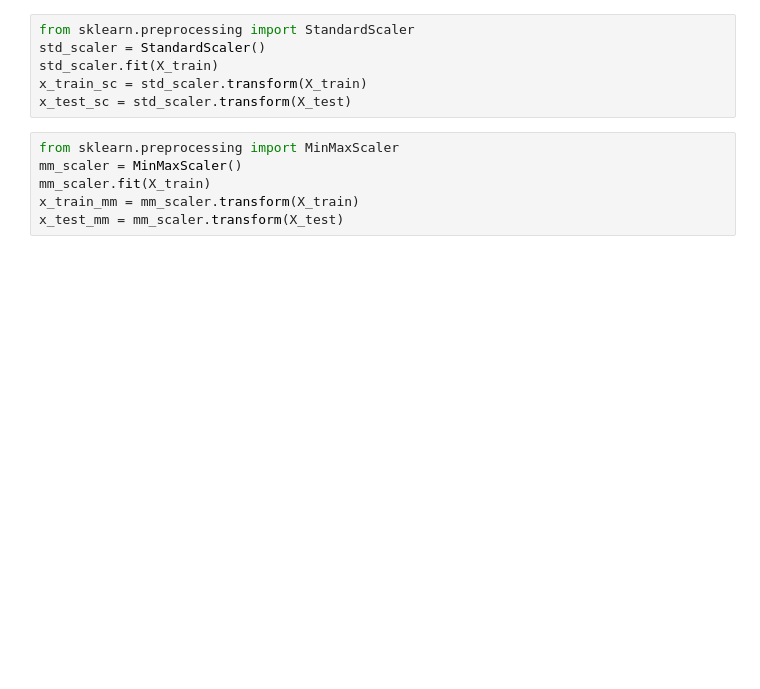
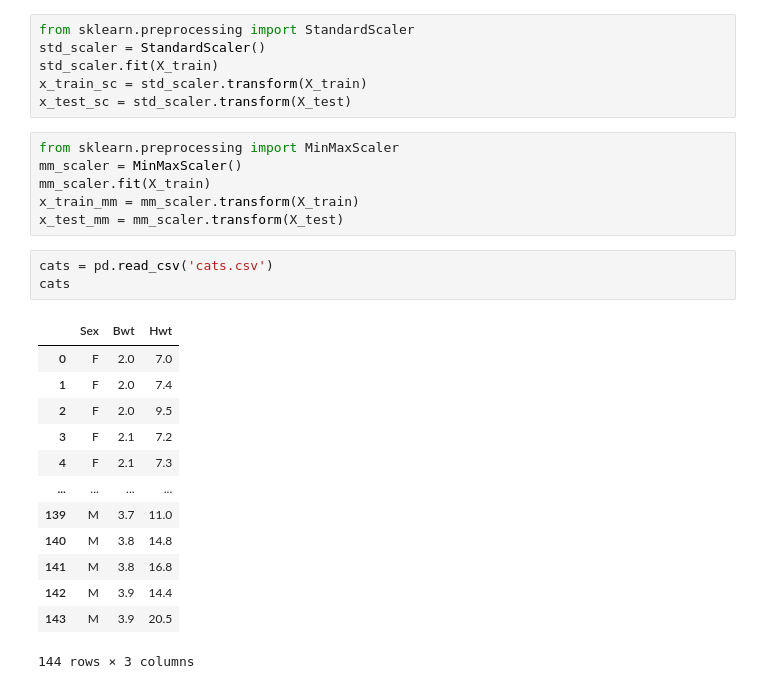
Before and after one commit to woojinhong03/school_2022_python, a Jupyter notebook: 데이터분석응용/데이터분석응용.ipynb, the cells around one changed output. Saved outputs shown, nothing was run; the diff lists cells and outputs as text; blank space fills up the shorter version.

```diff
--- a/데이터분석응용/데이터분석응용.ipynb
+++ b/데이터분석응용/데이터분석응용.ipynb
@@ -1178,3 +1178,20 @@ mm_scaler = MinMaxScaler()
 mm_scaler.fit(X_train)
 x_train_mm = mm_scaler.transform(X_train)
 x_test_mm = mm_scaler.transform(X_test)
+# %%
+cats = pd.read_csv('cats.csv')
+cats
+# %% [output]
+|  | Sex | Bwt | Hwt |
+| 0 | F | 2.0 | 7.0 |
+| 1 | F | 2.0 | 7.4 |
+| 2 | F | 2.0 | 9.5 |
+| 3 | F | 2.1 | 7.2 |
+| 4 | F | 2.1 | 7.3 |
+| ... | ... | ... | ... |
+| 139 | M | 3.7 | 11.0 |
+| 140 | M | 3.8 | 14.8 |
+| 141 | M | 3.8 | 16.8 |
+| 142 | M | 3.9 | 14.4 |
+| 143 | M | 3.9 | 20.5 |
+144 rows × 3 columns
```
Also changed, not shown: parts of 16 cells of this notebook, 1 other file.
